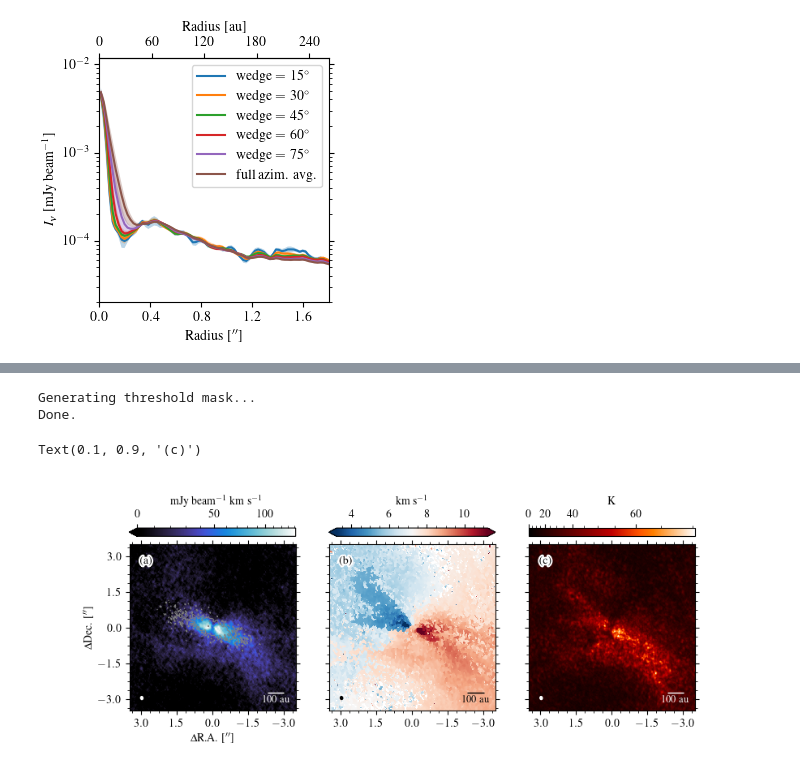
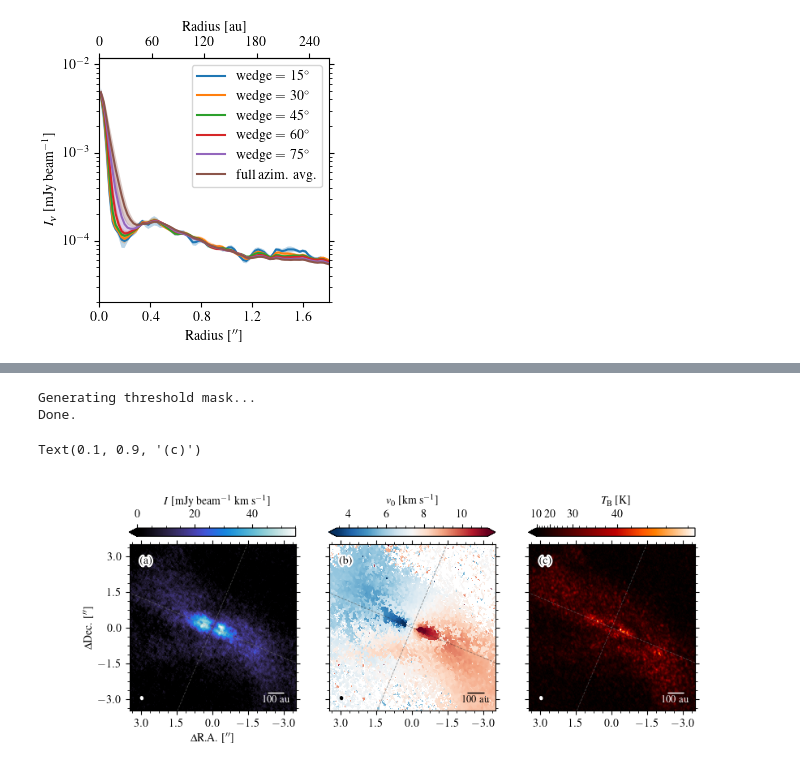
Before and after one commit to yyamato-as/edisk-L1489IRS, a Jupyter notebook: figure_for_paper.ipynb, the cells around one changed output, grey strips where cells are left out. Drawn from its saved outputs; the diff is of its cells as text; code cells hidden in the pictures.

```diff
--- a/figure_for_paper.ipynb
+++ b/figure_for_paper.ipynb
@@ -481,8 +617,9 @@ ax.legend()
 # %%
-### moment maps of 13CO
-line = "13CO"
+### moment maps of C18O
+line = "C18O"
+robust = 1.0
 imagename = au.customimagepath + au.get_image_basename(
-    source=source, baseline=config, line=line, robust=robust[line], dv=dv
+    source=source, baseline=config, line=line, robust=robust, dv=dv
 )
 fig, axes = plt.subplots(
     1, 3, figsize=(9, 3.5), sharex=True, sharey=True
@@ -493,16 +630,14 @@ scale = 100  # in au
 # moment0
 ax = axes[0]
 mom0name = au.VADPpath + au.get_image_basename(
-    source=source, baseline=config, line=line, robust=robust[line], dv=dv
+    source=source, baseline=config, line=line, robust=robust, dv=dv
 ).replace(".fits", "_M0.fits")
 mom0map = Map(
     mom0name, ax=ax, center_coord=center_coord, xlim=(-rmax, rmax), ylim=(-rmax, rmax)
 )
-mom0map.estimate_rms(edgenchan=3)
-mom0map.plot_colormap(cmap=eplot.cmap["M0"], vmin=0.0, stretch=AsinhStretch(a=0.4))
-mom0map.overlay_contour(contimagename, levels=np.array([4])*contrms, linewidth=0.7)
+mom0map.plot_colormap(cmap=eplot.cmap["M0"], vmin=0.0)
 mom0map.add_colorbar(
-    position="top", label="mJy beam$^{-1}$ km s$^{-1}$", rotation=0, labelpad=5
+    position="top", label="$I$ [mJy beam$^{-1}$ km s$^{-1}$]", rotation=0, labelpad=5
 )
 mom0map.add_beam()
 mom0map.add_scalebar(scale=scale / distance, text=str(scale) + " au")
@@ -511,7 +646,9 @@ mom0map.set_ticker(majornticks=5, minor=True, minornticks=4)
 mom0map.set_labels(
     xlabel="$\Delta$R.A. [$^{\prime\prime}$]", ylabel="$\Delta$Dec. [$^{\prime\prime}$]"
 )
-# mom0map.ax.scatter(0, 0, marker="+", s=50, color="white", linewidth=1)
+x, y = mom0map.get_disk_coord(PA=PA, incl=incl, frame="cartesian")
+mom0map.overlay_contour(y, x=mom0map.x, y=mom0map.y, levels=[0.0], linewidth=0.6, linestyle="dashed", color="grey", alpha=0.5)
+mom0map.overlay_contour(x, x=mom0map.x, y=mom0map.y, levels=[0.0], linewidth=0.6, linestyle="dashed", color="grey", alpha=0.5)
 mom0map.ax.annotate(
     text="(a)",
     xy=(0.1, 0.9),
@@ -533,7 +670,7 @@ cube.get_threshold_mask(threshold=4)
 mask = np.sum(cube.threshold_mask, axis=0) > 0
 print("Done.")
 v0name = au.VADPpath + au.get_image_basename(
-    source=source, baseline=config, line=line, robust=robust[line], dv=dv
+    source=source, baseline=config, line=line, robust=robust, dv=dv
 ).replace(".fits", "_v0.fits")
 v0map = Map(
     v0name,
@@ -546,11 +683,13 @@ v0map = Map(
 )
 v0map.mask(vmin=vsys - 2, vmax=vsys + 2, user_mask=mask, combine="or")
 v0map.plot_colormap(cmap=eplot.cmap["M1"], vmin=vsys - vrange, vmax=vsys + vrange)
-v0map.add_colorbar(position="top", label="km s$^{-1}$", rotation=0, labelpad=5)
+v0map.add_colorbar(position="top", label="$v_0$ [km s$^{-1}$]", rotation=0, labelpad=5)
 v0map.add_beam(color="black")
 v0map.add_scalebar(scale=scale / distance, text=str(scale) + " au", color="black")
-# v0map.ax.scatter(0, 0, marker="+", s=50, color="black", linewidth=0.5)
 v0map.colorbar.ax.minorticks_on()
+x, y = v0map.get_disk_coord(PA=PA, incl=incl, frame="cartesian")
+v0map.overlay_contour(y, x=mom0map.x, y=mom0map.y, levels=[0.0], linewidth=0.6, linestyle="dashed", color="0.2", alpha=0.5)
+v0map.overlay_contour(x, x=mom0map.x, y=mom0map.y, levels=[0.0], linewidth=0.6, linestyle="dashed", color="0.2", alpha=0.5)
 v0map.ax.annotate(
     text="(b)",
     xy=(0.1, 0.9),
@@ -563,36 +702,38 @@ v0map.ax.annotate(
 
 # M8map
 ax = axes[2]
 mom8name = au.VADPpath + au.get_image_basename(
-    source=source, baseline=config, line=line, robust=robust[line], dv=dv
+    source=source, baseline=config, line=line, robust=robust, dv=dv
 ).replace(".fits", "_Fnu.fits")
 peakmap = Map(
     mom8name,
     ax=ax,
     center_coord=center_coord,
     xlim=(-rmax, rmax),
     ylim=(-rmax, rmax),
     invert_xaxis=False,
 )
 peakmap.convert_unit()
-peakmap.plot_colormap(cmap=eplot.cmap["M8"], vmin=0.0, stretch=SinhStretch())
-peakmap.add_colorbar(position="top", label="K", rotation=0, labelpad=5)
+peakmap.plot_colormap(cmap=eplot.cmap["M8"], vmin=10.0, stretch=SinhStretch())
+peakmap.add_colorbar(position="top", label="$T_\mathrm{B}$ [K]", rotation=0, labelpad=5)
 peakmap.add_beam()
 peakmap.add_scalebar(scale=scale / distance, text=str(scale) + " au")
-# peakmap.ax.scatter(0, 0, marker="+", s=50, color="white", linewidth=0.5)
 peakmap.colorbar.ax.minorticks_on()
+x, y = peakmap.get_disk_coord(PA=PA, incl=incl, frame="cartesian")
+peakmap.overlay_contour(y, x=mom0map.x, y=mom0map.y, levels=[0.0], linewidth=0.6, linestyle="dashed", color="grey", alpha=0.5)
+peakmap.overlay_contour(x, x=mom0map.x, y=mom0map.y, levels=[0.0], linewidth=0.6, linestyle="dashed", color="grey", alpha=0.5)
 peakmap.ax.annotate(
     text="(c)",
     xy=(0.1, 0.9),
     xycoords="axes fraction",
     color="black",
     ha="center",
     va="center",
     path_effects=[pe.Stroke(linewidth=3, foreground="white"), pe.Normal()],
 )
 # %% [output]
 Generating threshold mask...
 Done.
 Text(0.1, 0.9, '(c)')
-[figure, old version]
+[figure, new version]
 # %%
```
Also changed, not shown: parts of 20 cells of this notebook, 48 other files.
